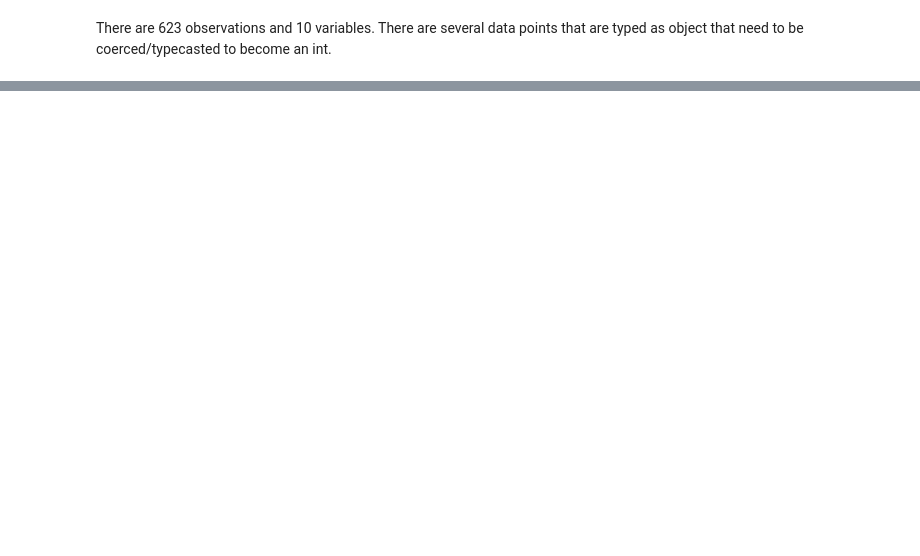
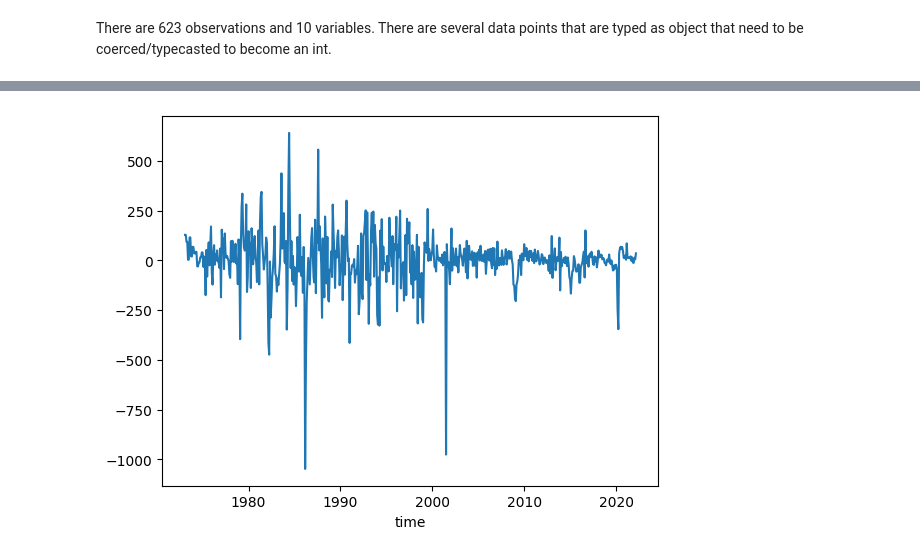
Before and after one commit to nladocsi/eda_assignment, a Jupyter notebook: eda_assignment.ipynb, the cells around one changed output, grey strips where cells are left out. Saved outputs shown, nothing was run; the diff lists cells and outputs as text; code cells hidden in the pictures; blank space fills up the shorter version.

```diff
--- a/eda_assignment.ipynb
+++ b/eda_assignment.ipynb
@@ -280,0 +288,9 @@ AWS = sns.lineplot(data = drill, x = 'Month', y = var)
+# %%
+#3.4
+new = drill.sort_values('time')
+y = new[var].to_numpy()
+t = len(y)
+diff = y[1:]-y[:(t-1)]
+fig = sns.lineplot(x=drill['time'][1:],y=diff)
+# %% [output]
+[figure, added]
```
Also changed, not shown: parts of 5 cells of this notebook.
